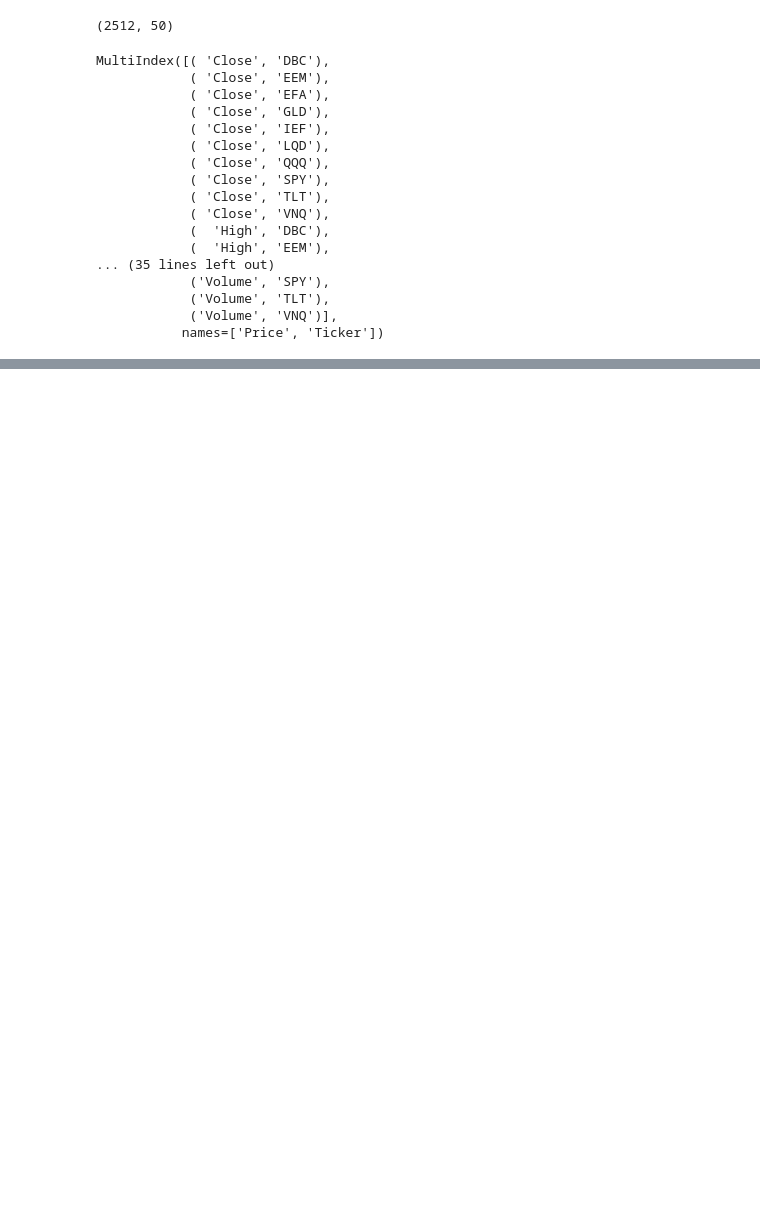
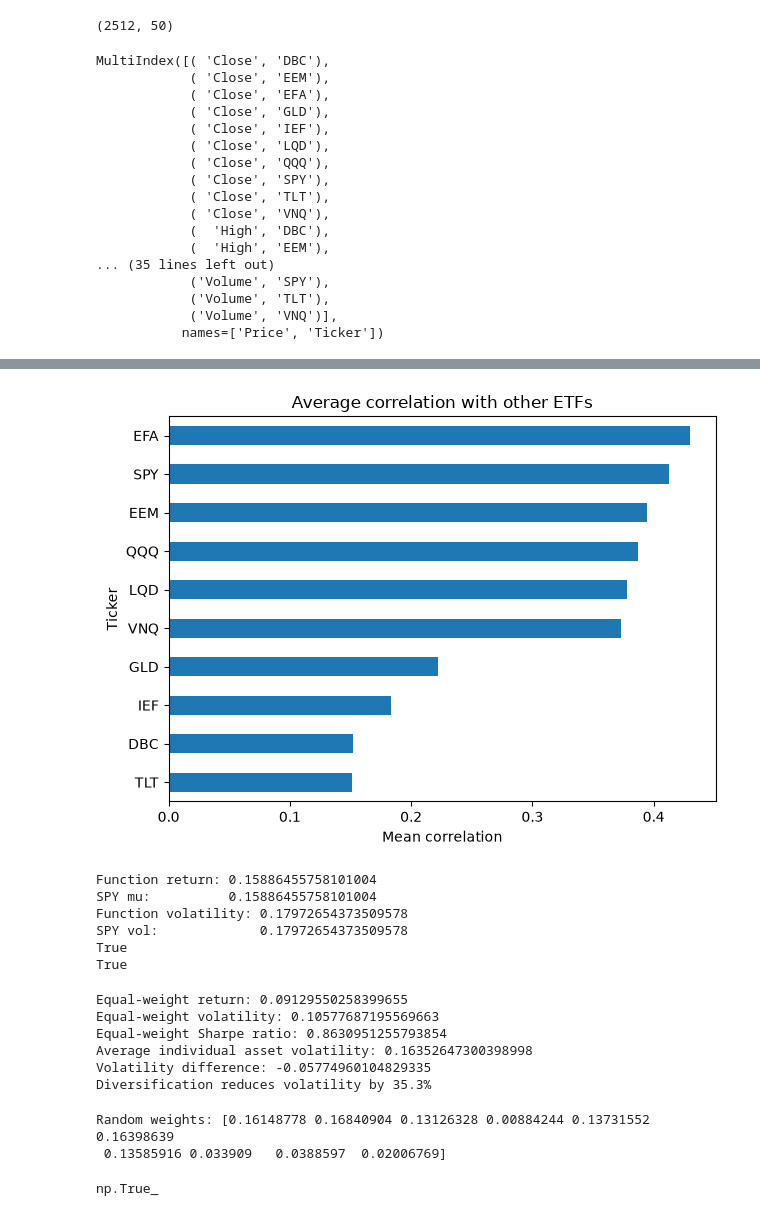
Before and after one commit to John-heywood290/Portfolio-Optimisation, a Jupyter notebook: notebooks/01_data.ipynb, the cells around one changed output, grey strips where cells are left out. Cells and saved outputs as stored; diff of their text form; code cells hidden in the pictures; blank space fills up the shorter version.

```diff
--- a/notebooks/01_data.ipynb
+++ b/notebooks/01_data.ipynb
@@ -67,0 +147,4 @@ close.head()
+# %%
+n = len(corr.columns)
+avg_corr = (corr.sum() - 1) / (n - 1)
+avg_corr.sort_values()
@@ -67,0 +164,8 @@ close.head()
+# %%
+avg_corr.sort_values().plot(kind="barh", title="Average correlation with other ETFs")
+plt.xlabel("Mean correlation")
+plt.tight_layout()
+plt.savefig("../data/avg_correlation.png", dpi=150)
+plt.show()
+# %% [output]
+[figure, added]
@@ -67,0 +180,38 @@ close.head()
+# %%
+w_spy = np.zeros(len(returns.columns))
+spy_index = list(returns.columns).index("SPY")
+w_spy[spy_index] = 1
+
+print("Function return:", portfolio_return(w_spy, mu))
+print("SPY mu:         ", mu["SPY"])
+print("Function volatility:", portfolio_vol(w_spy, cov))
+print("SPY vol:            ", vol["SPY"])
+
+print(np.isclose(portfolio_return(w_spy, mu), mu["SPY"]))
+print(np.isclose(portfolio_vol(w_spy, cov), vol["SPY"]))
+# %% [output]
+Function return: 0.15886455758101004
+SPY mu:          0.15886455758101004
+Function volatility: 0.17972654373509578
+SPY vol:             0.17972654373509578
+True
+True
+# %%
+w_equal = np.ones(10) / 10
+
+print("Equal-weight return:", portfolio_return(w_equal, mu))
+print("Equal-weight volatility:", portfolio_vol(w_equal, cov))
+print("Equal-weight Sharpe ratio:", sharpe_ratio(w_equal, mu, cov))
+print("Average individual asset volatility:", vol.mean())
+
+print("Volatility difference:", portfolio_vol(w_equal, cov) - vol.mean())
+
+reduction = 1 - portfolio_vol(w_equal, cov) / vol.mean()
+print(f"Diversification reduces volatility by {reduction:.1%}")
+# %% [output]
+Equal-weight return: 0.09129550258399655
+Equal-weight volatility: 0.10577687195569663
+Equal-weight Sharpe ratio: 0.8630951255793854
+Average individual asset volatility: 0.16352647300398998
+Volatility difference: -0.05774960104829335
+Diversification reduces volatility by 35.3%
@@ -67,0 +220,8 @@ close.head()
+# %%
+w = rng.dirichlet(np.ones(10))
+print("Random weights:", w)
+np.isclose(w.sum(), 1)
+# %% [output]
+Random weights: [0.16148778 0.16840904 0.13126328 0.00884244 0.13731552 0.16398639
+ 0.13585916 0.033909   0.0388597  0.02006769]
+np.True_
```
Also changed, not shown: parts of 19 cells of this notebook, 6 other files.
